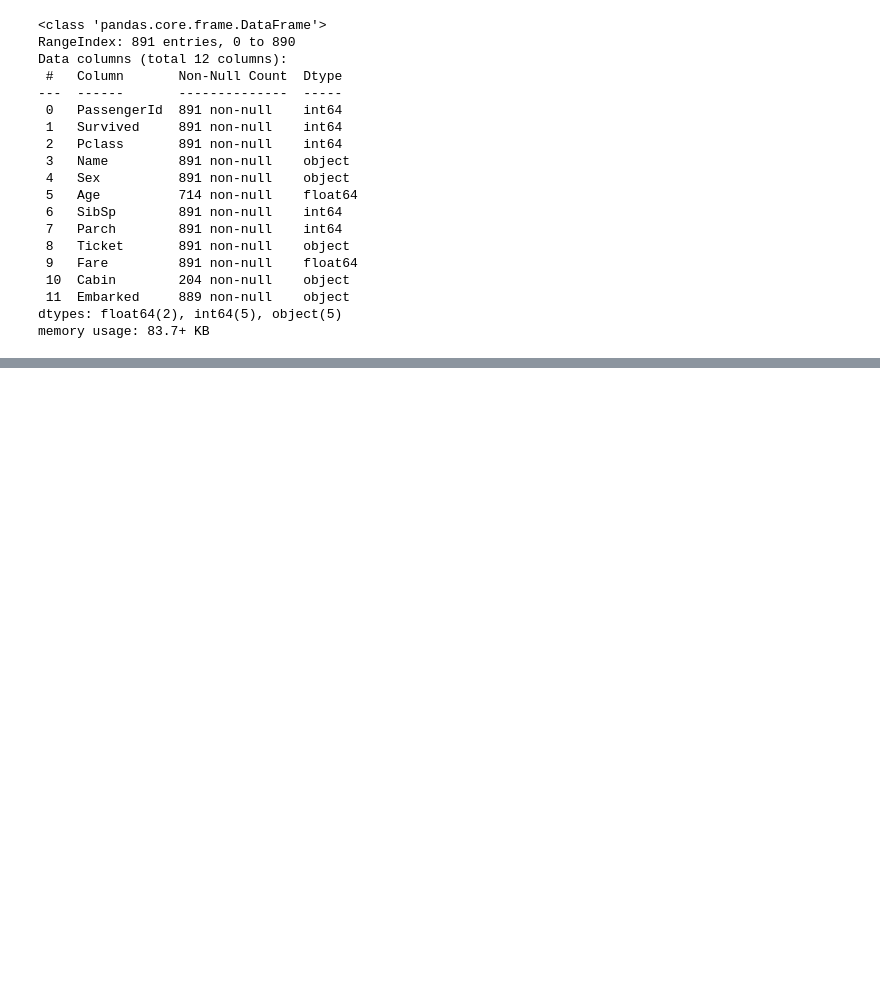
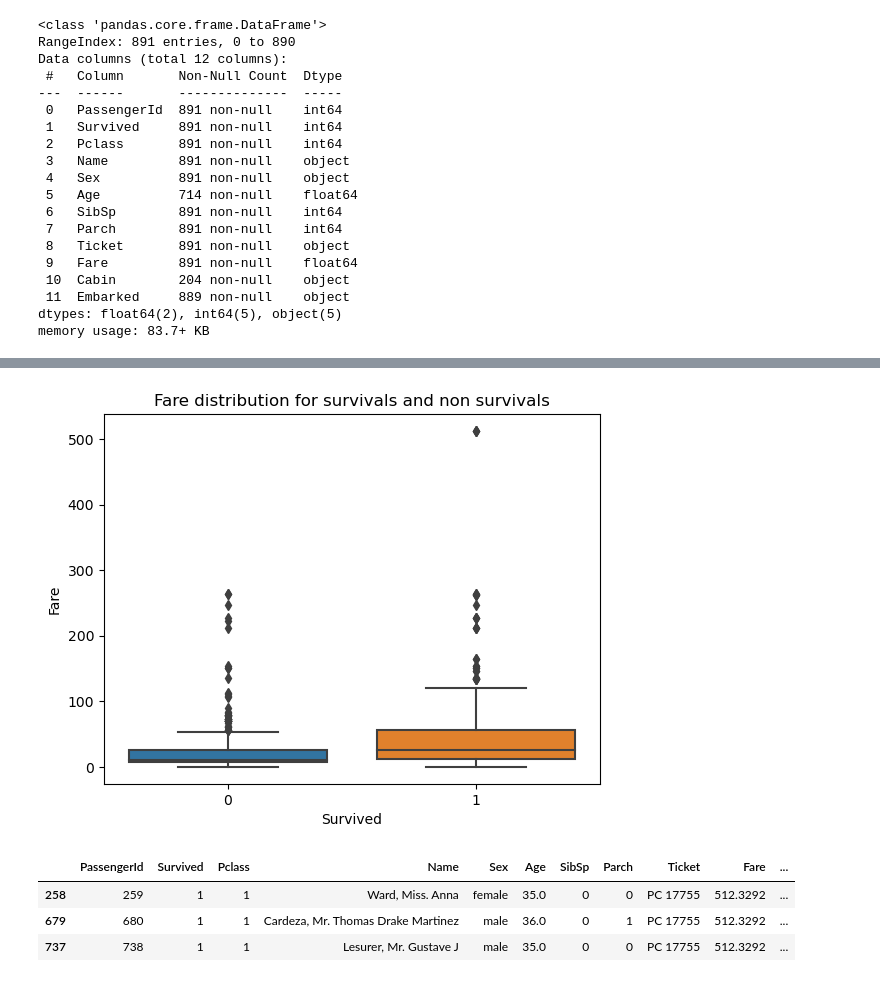
Before and after one commit to LucasGalanti/titanic_ML, a Jupyter notebook: titanic_prediction.ipynb, the cells around one changed output, grey strips where cells are left out. Cells and saved outputs as stored; diff of their text form; code cells hidden in the pictures; blank space fills up the shorter version.

```diff
--- a/titanic_prediction.ipynb
+++ b/titanic_prediction.ipynb
@@ -112,0 +229,15 @@ memory usage: 83.7+ KB
+# %%
+sb.boxplot(data = titanic, x = "Survived", y = "Fare")
+plt.title("Fare distribution for survivals and non survivals")
+plt.show()
+# %% [output]
+[figure, added]
+# %%
+## Let's eliminate some outliers from the "Fare" columns
+
+titanic.loc[titanic['Fare']>=300]
+# %% [output]
+|  | PassengerId | Survived | Pclass | Name | Sex | Age | SibSp | Parch | Ticket | Fare | ... |
+| 258 | 259 | 1 | 1 | Ward, Miss. Anna | female | 35.0 | 0 | 0 | PC 17755 | 512.3292 | ... |
+| 679 | 680 | 1 | 1 | Cardeza, Mr. Thomas Drake Martinez | male | 36.0 | 0 | 1 | PC 17755 | 512.3292 | ... |
+| 737 | 738 | 1 | 1 | Lesurer, Mr. Gustave J | male | 35.0 | 0 | 0 | PC 17755 | 512.3292 | ... |
```
Also changed, not shown: parts of 29 cells of this notebook, 1 other file.
